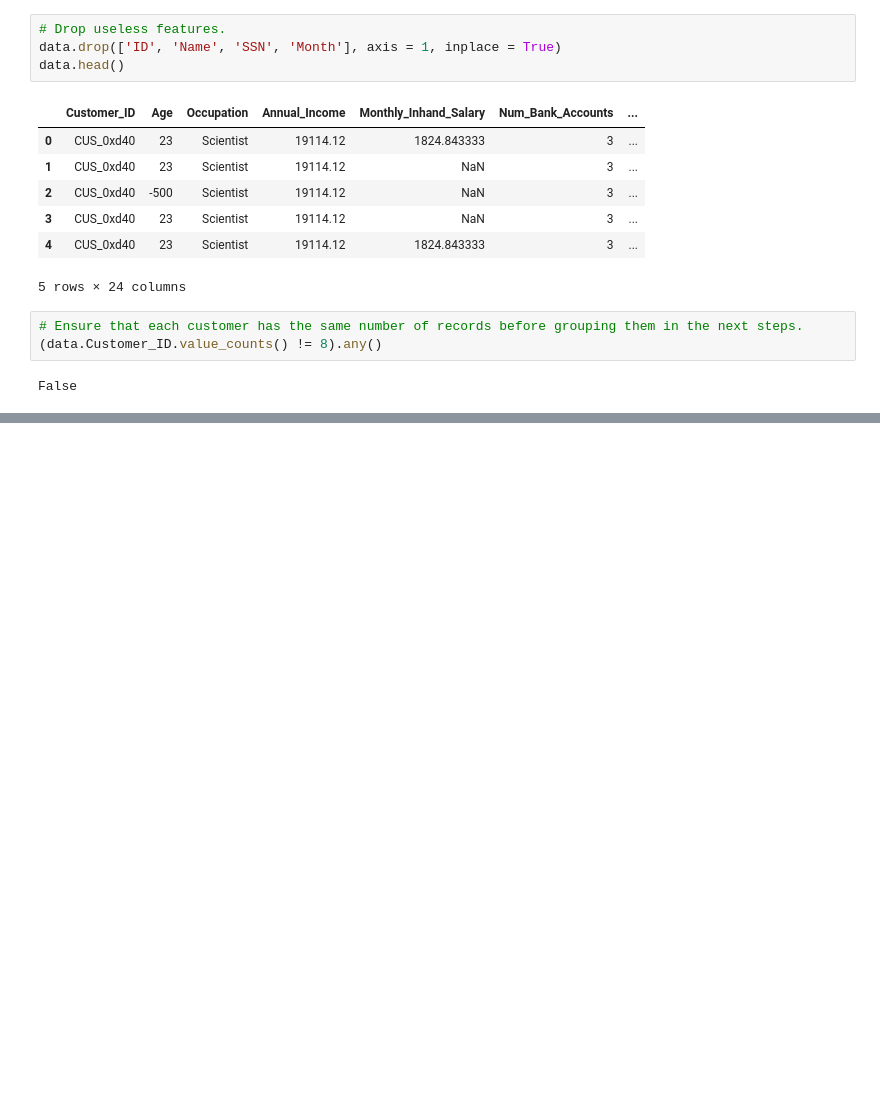
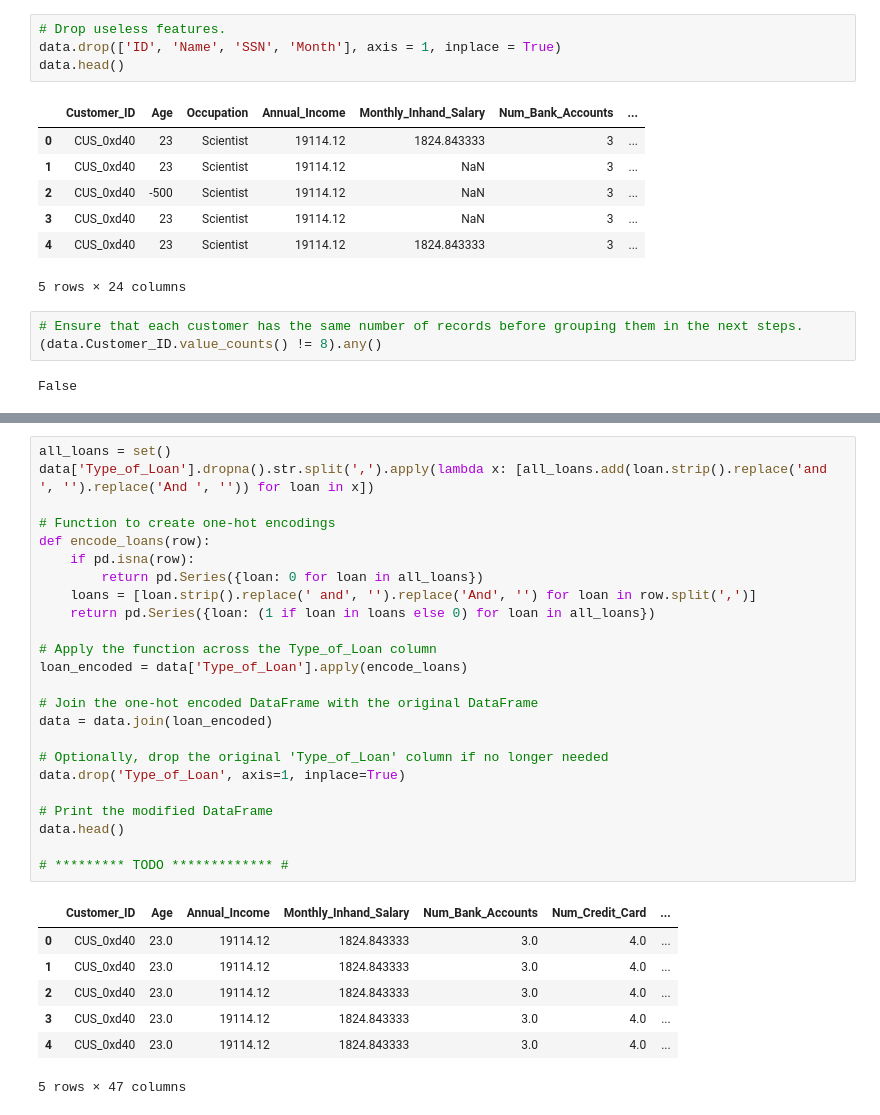
Before and after one commit to AyujVerma/Credit-Score-Classifier, a Jupyter notebook: credit_score.ipynb, the cells around one changed output, grey strips where cells are left out. Cells and saved outputs as stored; diff of their text form; blank space fills up the shorter version.

```diff
--- a/credit_score.ipynb
+++ b/credit_score.ipynb
@@ -493,0 +708,32 @@ print(data["Interest_Rate"].describe())
+# %%
+all_loans = set()
+data['Type_of_Loan'].dropna().str.split(',').apply(lambda x: [all_loans.add(loan.strip().replace('and ', '').replace('And ', '')) for loan in x])
+
+# Function to create one-hot encodings
+def encode_loans(row):
+    if pd.isna(row):
+        return pd.Series({loan: 0 for loan in all_loans})
+    loans = [loan.strip().replace(' and', '').replace('And', '') for loan in row.split(',')]
+    return pd.Series({loan: (1 if loan in loans else 0) for loan in all_loans})
+
+# Apply the function across the Type_of_Loan column
+loan_encoded = data['Type_of_Loan'].apply(encode_loans)
+
+# Join the one-hot encoded DataFrame with the original DataFrame
+data = data.join(loan_encoded)
+
+# Optionally, drop the original 'Type_of_Loan' column if no longer needed
+data.drop('Type_of_Loan', axis=1, inplace=True)
+
+# Print the modified DataFrame
+data.head()
+
+# ********* TODO ************* #
+# %% [output]
+|  | Customer_ID | Age | Annual_Income | Monthly_Inhand_Salary | Num_Bank_Accounts | Num_Credit_Card | ... |
+| 0 | CUS_0xd40 | 23.0 | 19114.12 | 1824.843333 | 3.0 | 4.0 | ... |
+| 1 | CUS_0xd40 | 23.0 | 19114.12 | 1824.843333 | 3.0 | 4.0 | ... |
+| 2 | CUS_0xd40 | 23.0 | 19114.12 | 1824.843333 | 3.0 | 4.0 | ... |
+| 3 | CUS_0xd40 | 23.0 | 19114.12 | 1824.843333 | 3.0 | 4.0 | ... |
+| 4 | CUS_0xd40 | 23.0 | 19114.12 | 1824.843333 | 3.0 | 4.0 | ... |
+5 rows × 47 columns
```
Also changed, not shown: parts of 37 cells of this notebook.
